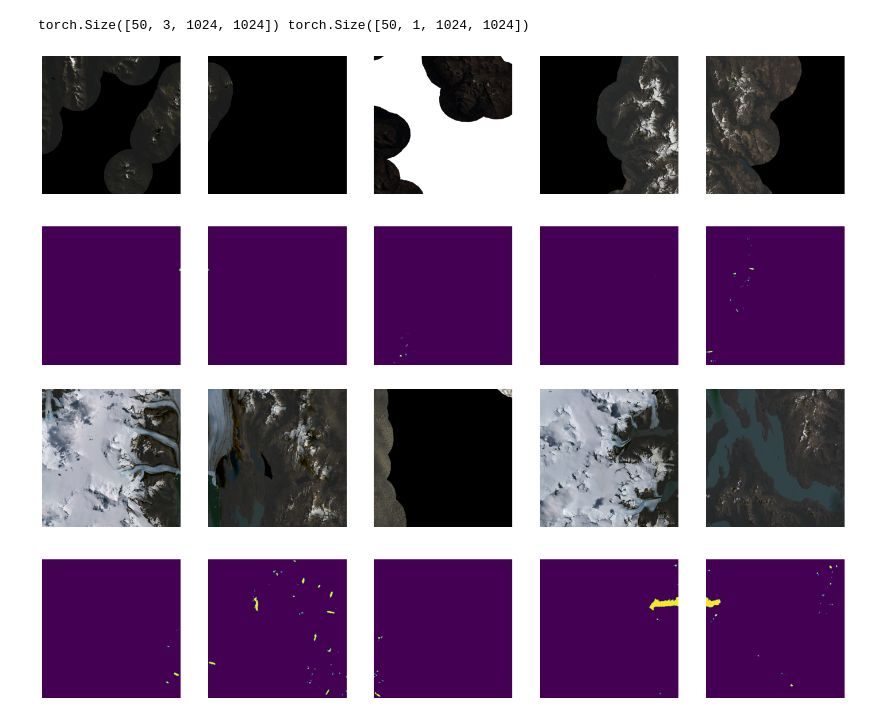
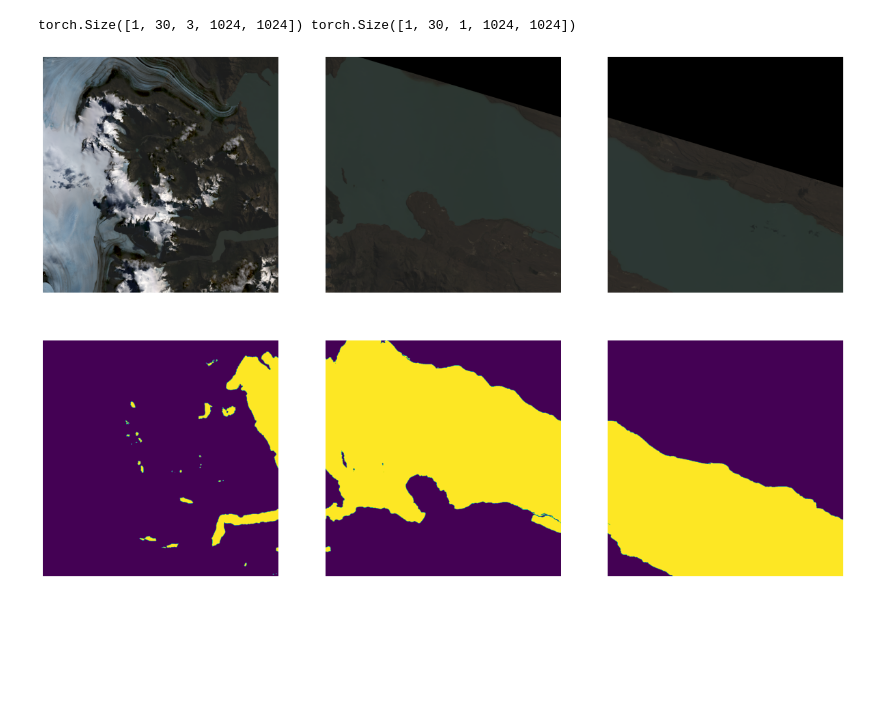
Before and after one commit to Chiffaa/Glacier-lakes-detection-using-multi-resolution-input-channels, a Jupyter notebook: demo.ipynb, the cells around one changed output. Cells and saved outputs as stored; diff of their text form; code cells hidden in the pictures; blank space fills up the shorter version.

Commit message:
data_loader updated

```diff
--- a/demo.ipynb
+++ b/demo.ipynb
@@ -5,33 +5,27 @@ import torchvision
 import matplotlib.pyplot as plt
 %matplotlib inline
 # %%
-batch_size = 50
+batch_size = 1
 
-train_dataset =LakesDataset(train=True)
-test_dataset =LakesDataset(train=False)
+train_dataset =LakesDataset(train=True, data_path = '../', patch_size = 1024)
 
-# DataLoader, Transformation
+train_loader = torch.utils.data.DataLoader(dataset=train_dataset, batch_size=batch_size)
 
-train_loader = torch.utils.data.DataLoader(dataset=train_dataset, batch_size=batch_size,
-                                           shuffle=True)
 
-test_loader = torch.utils.data.DataLoader(dataset=test_dataset, batch_size=batch_size,
-                                           shuffle=False)
-
-examples=iter(test_loader)
+examples = iter(train_loader)
 
 samples, labels = next(examples)
 print(samples.shape, labels.shape)
 # %% [output]
-torch.Size([50, 3, 1024, 1024]) torch.Size([50, 1, 1024, 1024])
+torch.Size([1, 30, 3, 1024, 1024]) torch.Size([1, 30, 1, 1024, 1024])
 # %%
-plt.figure(figsize=(25, 10))
-for i in range(5):
-    ax = plt.subplot(2, 5, i + 1)
-    plt.imshow(samples[15+i].permute(1,2,0))
+plt.figure(figsize=(21, 14))
+for i in range(3):
+    ax = plt.subplot(2, 3, i + 1)
+    plt.imshow(samples[0][i+6].permute(1,2,0))
     plt.axis("off")
-    ax = plt.subplot(2, 5, i + 6)
-    plt.imshow(labels[15+i].permute(1,2,0))
+    ax = plt.subplot(2, 3, i + 4)
+    plt.imshow(labels[0][i+6].permute(1,2,0))
     plt.axis("off")
 # %% [output]
-[figure, old version]
+[figure, new version]
@@ -48,20 +31,0 @@ def normalize(array):
-# %%
-import rasterio
-import numpy as np
-
-plt.figure(figsize=(25, 10))
-for i in range(5):
-    img = rasterio.open(path + 'images/' + imgs[i])
-    lbl = rasterio.open(path + 'labels/' + lbls[i])
-
-    img = (np.dstack((normalize(img.read(1)), normalize(img.read(2)), normalize(img.read(3)))))
-    lbl = (normalize(lbl.read(1)))
-
-    ax = plt.subplot(2, 5, i + 1)
-    plt.imshow(img)
-    plt.axis("off")
-    ax = plt.subplot(2, 5, i + 6)
-    plt.imshow(lbl)
-    plt.axis("off")
-# %% [output]
-[figure, removed]
```
Also changed, not shown: parts of 2 cells of this notebook, 1 other file.
